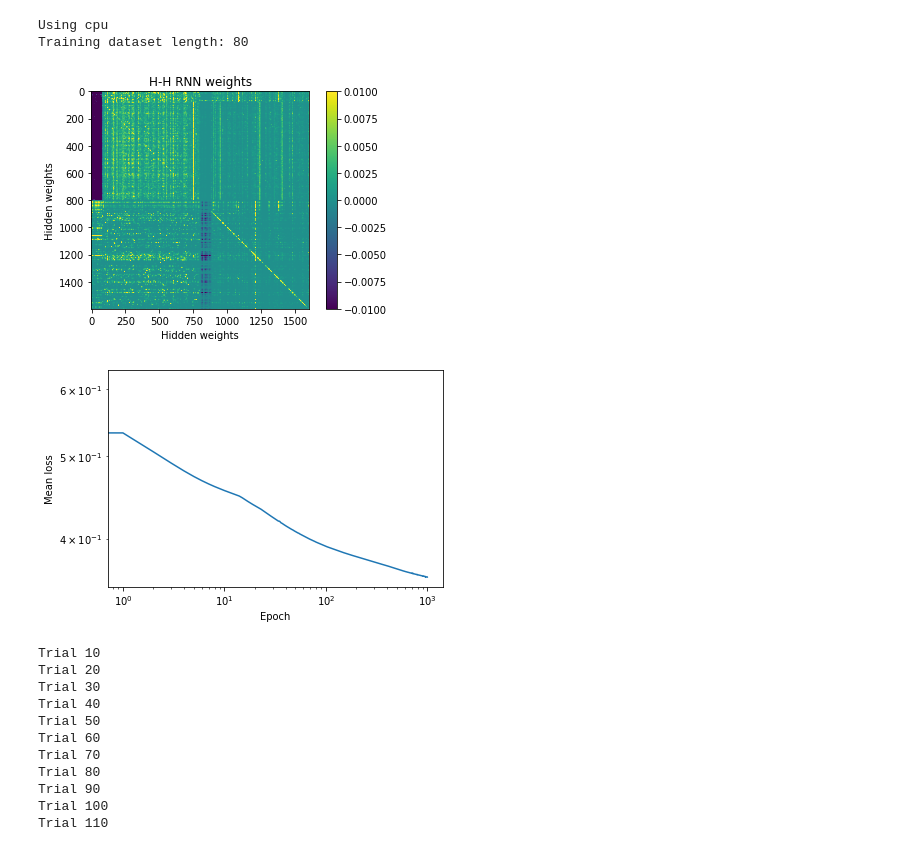
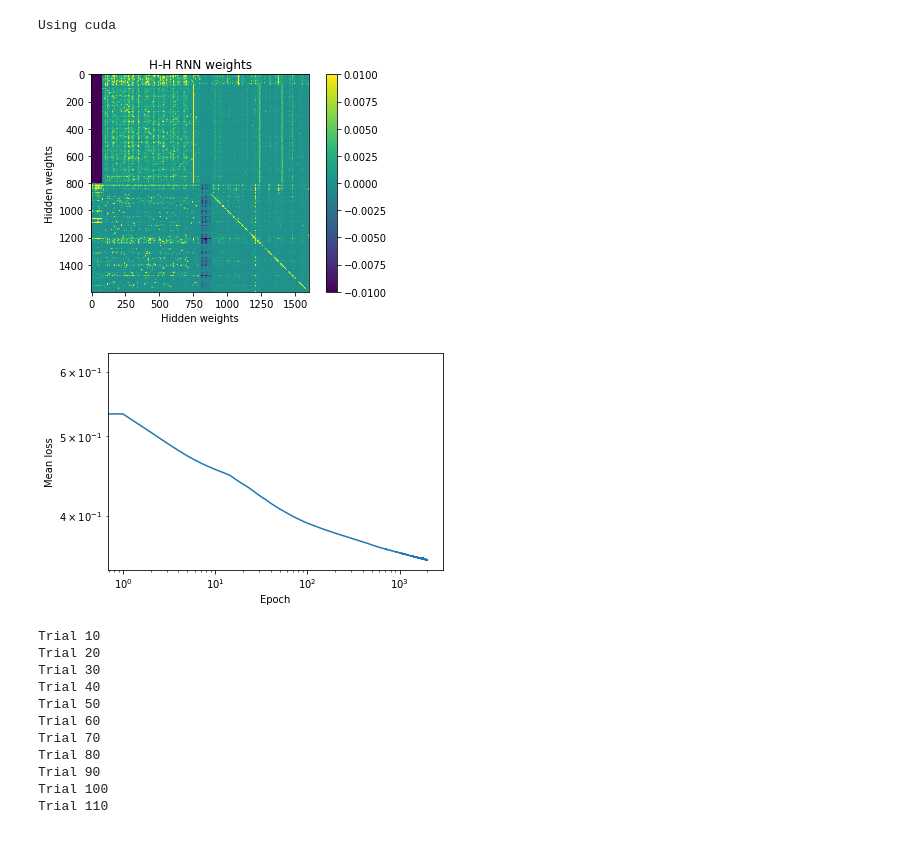
Before and after one commit to sebbkw/rnn, a Jupyter notebook: analyse_network.ipynb, the cells around one changed output. Saved outputs shown, nothing was run; the diff lists cells and outputs as text; code cells hidden in the pictures.

```diff
--- a/analyse_network.ipynb
+++ b/analyse_network.ipynb
@@ -37,9 +37,10 @@ PATHS = [
     # Absolute values 45 frames
     './models/model-hierarchicalmode-15framesize-45tsteps-4warmup-2000epochs-1600units-0.001lr-0.25gradclip-1e-06L1-0.5beta-20210223-180522',
     # Absolute values 45 frames, 20 frame size (162400)
-    './models/model-hierarchicalmode-20framesize-45tsteps-4warmup-1000epochs-1600units-1e-05lr-0.25gradclip-1e-06L1-0.3beta-20210224-233528'
+    './models/model-hierarchicalmode-20framesize-45tsteps-4warmup-1000epochs-1600units-1e-05lr-0.25gradclip-1e-06L1-0.3beta-20210224-233528',
+    './models/model-hierarchicalmode-20framesize-45tsteps-4warmup-2000epochs-1600units-1e-05lr-0.25gradclip-1e-06L1-0.3beta-20210225-140304'
 ]
-PATH = PATHS[3]
+PATH = PATHS[4]
 
 # Set device to use on network
 DEVICE = torch.device('cuda' if torch.cuda.is_available() else 'cpu')
@@ -55,33 +56,36 @@ model = network.RecurrentTemporalPrediction.load(
 )
 
 # Load dataset
-train_dataset = FramesDataset('./datasets/processed_dataset_15px_20tsteps.npy', 'train', WARMUP)
-train_data_loader = torch.utils.data.DataLoader(train_dataset, batch_size=128)
-print("Training dataset length:", len(train_dataset))
+#train_dataset = FramesDataset('./datasets/processed_dataset_15px_20tsteps.npy', 'train', WARMUP)
+#train_data_loader = torch.utils.data.DataLoader(train_dataset, batch_size=128)
+#print("Training dataset length:", len(train_dataset))
 # %% [output]
-Using cpu
-Training dataset length: 80
+Using cuda
 # %%
 # Plot weight matrices
-plt.imshow(model.rnn.weight_hh_l0.detach().numpy(), vmin=-0.01, vmax=0.01)
+plt.imshow(model.rnn.weight_hh_l0.to(DEVICE).detach().numpy(), vmin=-0.01, vmax=0.01)
 plt.xlabel('Hidden weights')
 plt.ylabel('Hidden weights')
 plt.title("H-H RNN weights")
 plt.colorbar()
 plt.show()
 # %% [output]
-[figure, old version]
+[figure, new version]
 # %%
 # Plot loss history
-with open(PATH + '.pickle', 'rb') as p:
-    loss_history = pickle.load(p)
+with open(PATHS[3] + '.pickle', 'rb') as p:
+    loss_history_1 = pickle.load(p)
+with open(PATHS[4] + '.pickle', 'rb') as p:
+    loss_history_2 = pickle.load(p)
+
+loss_history = np.concatenate([loss_history_1, loss_history_2])
 
 plt.loglog(loss_history);
 plt.xlabel('Epoch')
 plt.ylabel('Mean loss')
 plt.show()
 # %% [output]
-[figure, old version]
+[figure, new version]
 # %%
 # Produce spike-triggered average
 def max_abs_normalize (arr):
```
Also changed, not shown: parts of 6 cells of this notebook, 3 other files.
